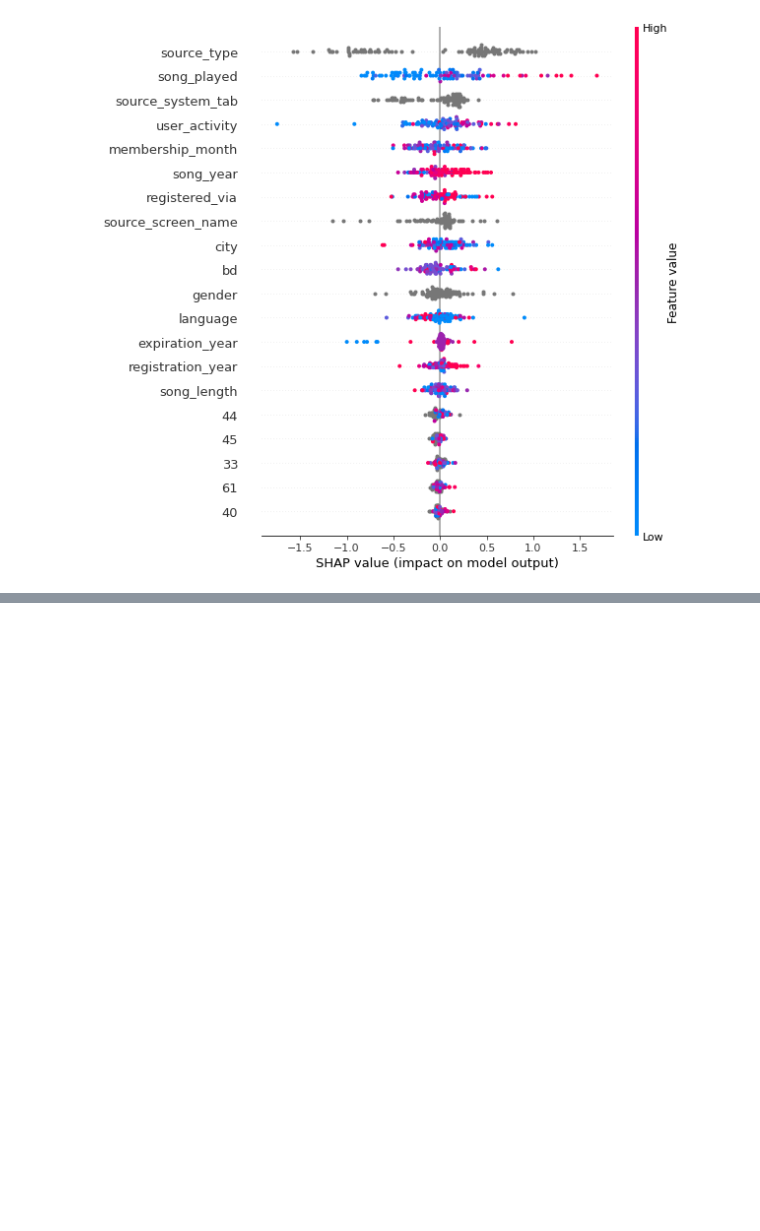
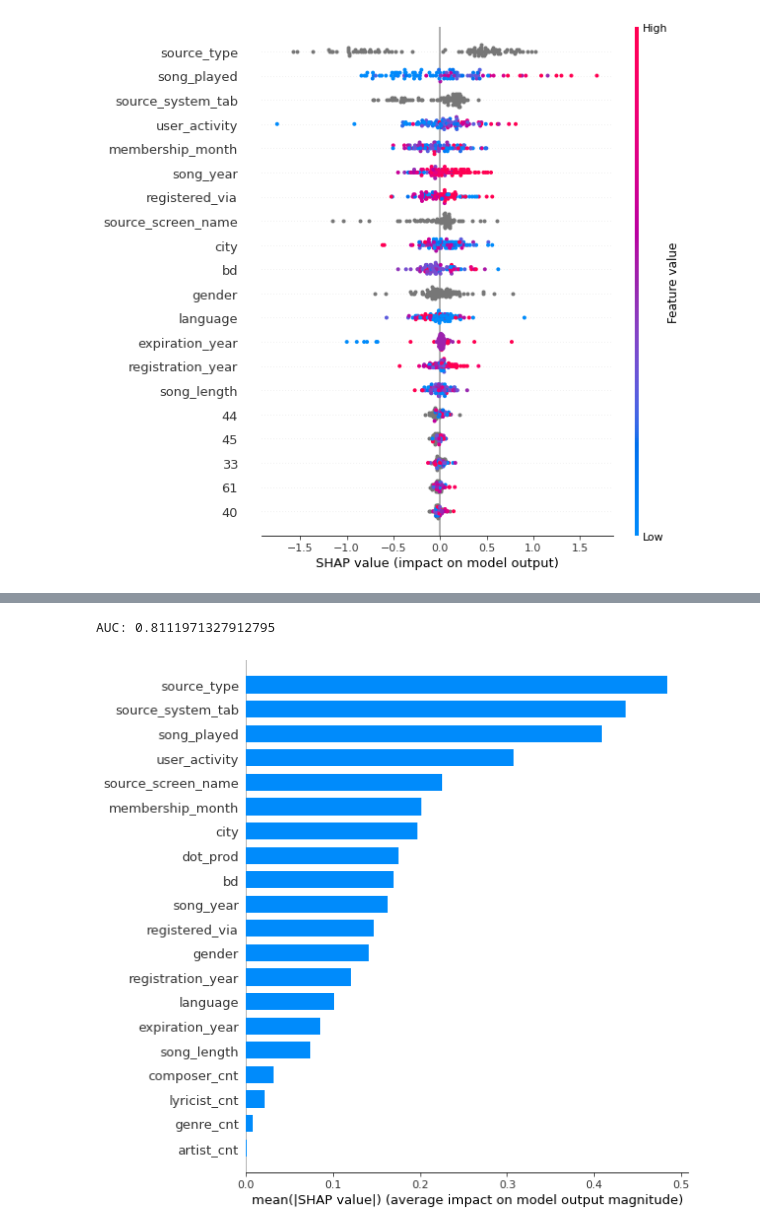
Before and after one commit to danilgorby/rec_sys_hse_2021, a Jupyter notebook: HW_2_RECSYS_HSE.ipynb, the cells around one changed output, grey strips where cells are left out. Cells and saved outputs as stored; diff of their text form; code cells hidden in the pictures; blank space fills up the shorter version.

```diff
--- a/HW_2_RECSYS_HSE.ipynb
+++ b/HW_2_RECSYS_HSE.ipynb
@@ -1071,0 +1109,13 @@ shap.summary_plot(shap_values, X_interpret)
+# %%
+# обучаем новый бустинг (в данных есть w2v dot prod)
+
+categorical = [0, 1, 2, 3, 5, 12, 14]
+pool = Pool(data=X_train_new_v2, label=y_train, cat_features=categorical, has_header=True)
+best_params = {'loss_function': 'Logloss',
+               'custom_loss': 'AUC',
+               'iterations': 100,
+               'depth': 15,
+               'learning_rate': 0.5}
+
+model = CatBoostClassifier(**best_params)
+model.fit(pool)
@@ -1071,0 +1141,15 @@ shap.summary_plot(shap_values, X_interpret)
+# %%
+# оценка качества
+y_pred_probs = model.predict_proba(X_val_new_v2)[:, 1]
+roc_auc_score(y_val, y_pred_probs)
+# %% [output]
+AUC: 0.8111971327912795
+# %%
+# интерпретация
+interpret_idxs = np.random.choice(X_val_new_v2.reset_index().index, 100, replace=False)
+X_interpret = X_val_new_v2.iloc[interpret_idxs]
+explainer = shap.TreeExplainer(model)
+shap_values = explainer.shap_values(X_interpret)
+shap.summary_plot(shap_values, X_interpret, plot_type="bar")
+# %% [output]
+[figure, added]
```
Also changed, not shown: parts of 11 cells of this notebook.
